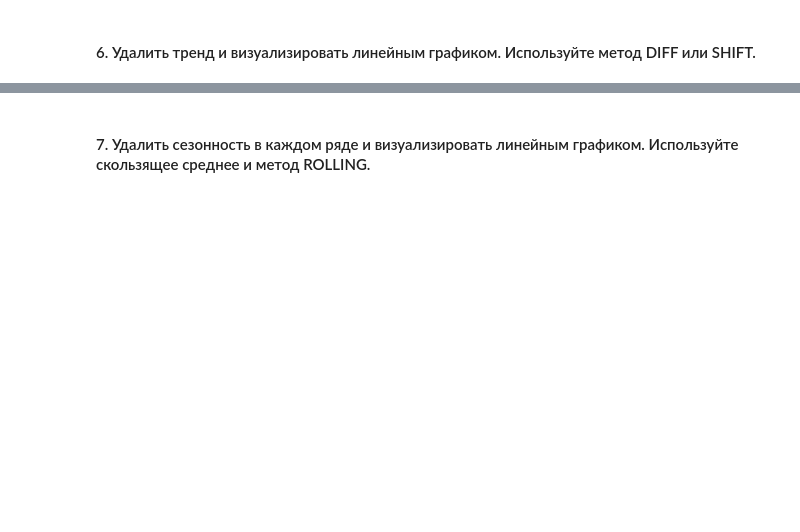
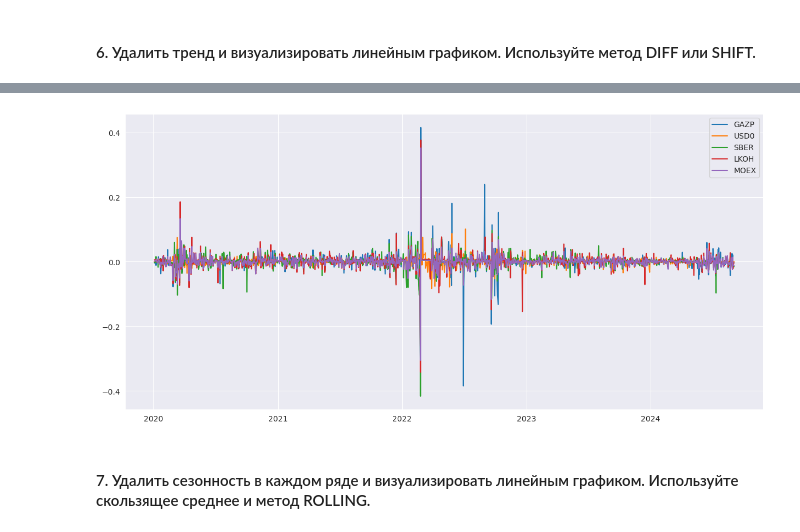
Before and after one commit to mawerid/python_study, a Jupyter notebook: Монастырный_МА_ЛР_4.ipynb, the cells around one changed output, grey strips where cells are left out. Saved outputs shown, nothing was run; the diff lists cells and outputs as text; code cells hidden in the pictures; blank space fills up the shorter version.

```diff
--- a/Монастырный_МА_ЛР_4.ipynb
+++ b/Монастырный_МА_ЛР_4.ipynb
@@ -42,2 +230,6 @@ import matplotlib.pyplot as plt
+# %%
+plot(df.diff().dropna())
+# %% [output]
+[figure, added]
 # %% [markdown]
 #### 7. Удалить сезонность в каждом ряде и визуализировать линейным графиком. Используйте скользящее среднее и метод ROLLING.
```
Also changed, not shown: parts of 23 cells of this notebook, 1 other file.
